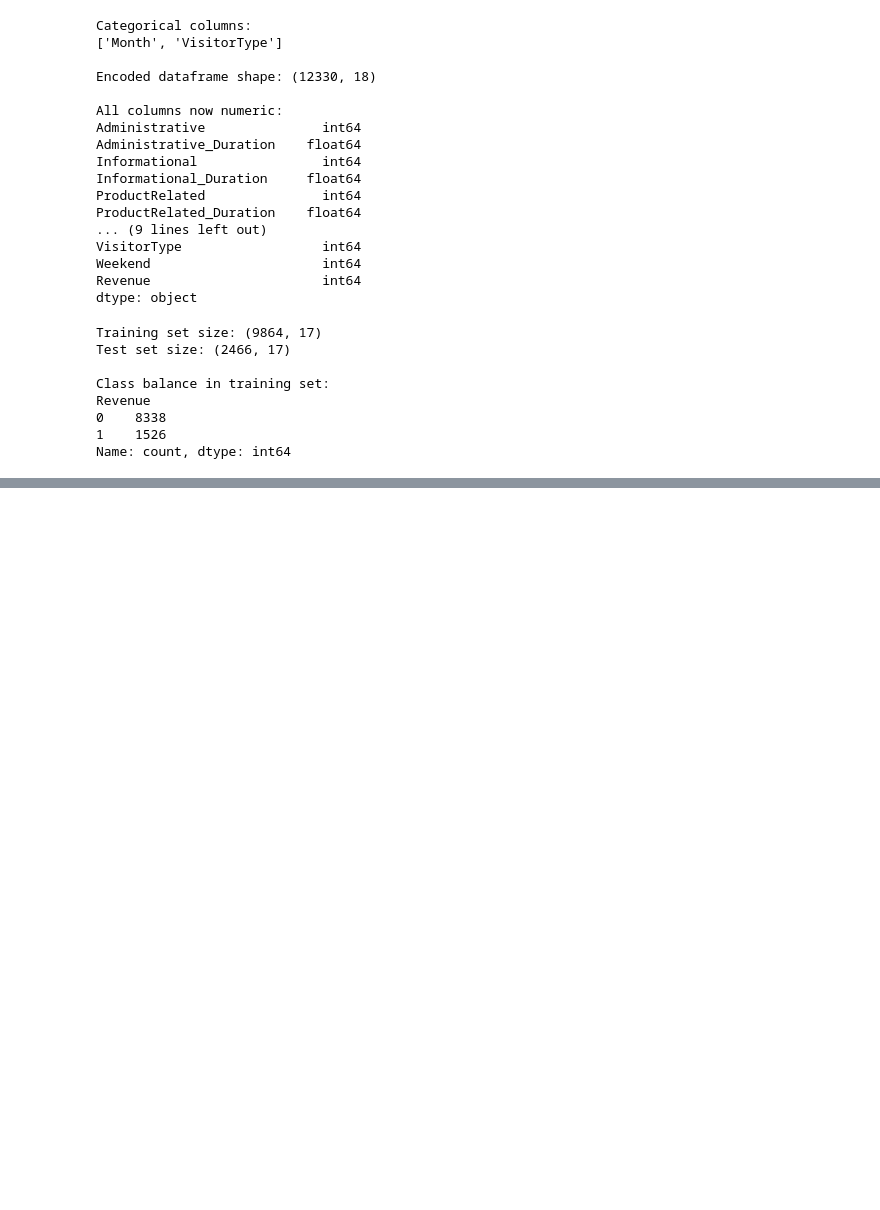
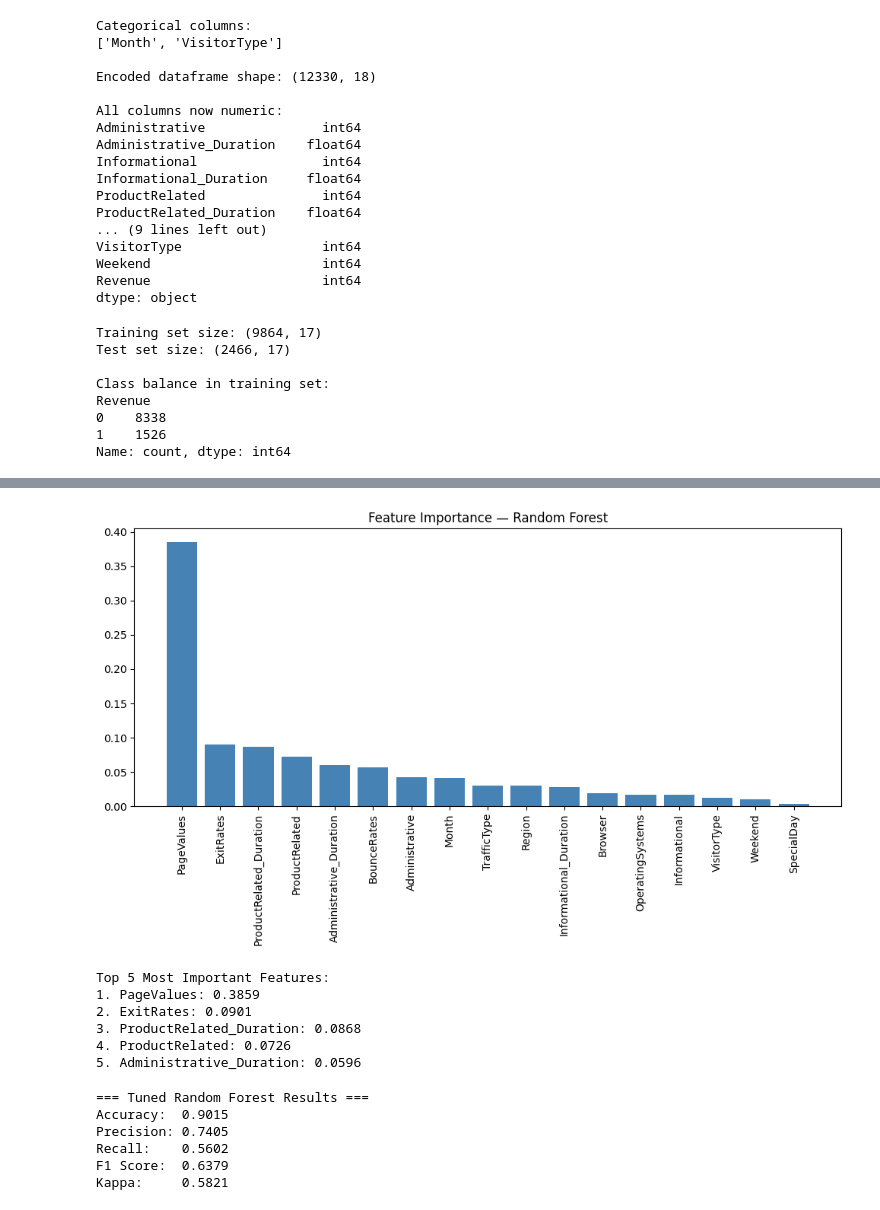
Before and after one commit to AliBarr18/Data-Mining-Project-Player-Performance, a Jupyter notebook: Deliverable2_eda.ipynb, the cells around one changed output, grey strips where cells are left out. Saved outputs shown, nothing was run; the diff lists cells and outputs as text; code cells hidden in the pictures; blank space fills up the shorter version.

```diff
--- a/Deliverable2_eda.ipynb
+++ b/Deliverable2_eda.ipynb
@@ -173,3 +173,23 @@ Revenue
 0    8338
 1    1526
 Name: count, dtype: int64
+# %%
+from sklearn.ensemble import RandomForestClassifier
+from sklearn.metrics import accuracy_score, precision_score, recall_score, f1_score, cohen_kappa_score, classification_report
+
+# Train Random Forest
+rf_model = RandomForestClassifier(n_estimators=100, random_state=42)
+rf_model.fit(X_train, y_train)
+
+# Predict
+y_pred_rf = rf_model.predict(X_test)
+
+# Evaluate
+print("=== Random Forest Results ===")
+print(f"Accuracy:  {accuracy_score(y_test, y_pred_rf):.4f}")
+print(f"Precision: {precision_score(y_test, y_pred_rf):.4f}")
+print(f"Recall:    {recall_score(y_test, y_pred_rf):.4f}")
+print(f"F1 Score:  {f1_score(y_test, y_pred_rf):.4f}")
+print(f"Kappa:     {cohen_kappa_score(y_test, y_pred_rf):.4f}")
+print("\n")
+print(classification_report(y_test, y_pred_rf))
@@ -175,0 +256,54 @@ Name: count, dtype: int64
+# %%
+import numpy as np
+
+# Feature Importance
+plt.figure(figsize=(10,6))
+importances = rf_model.feature_importances_
+indices = np.argsort(importances)[::-1]
+features = X.columns
+
+plt.bar(range(X.shape[1]), importances[indices], color='steelblue')
+plt.xticks(range(X.shape[1]), [features[i] for i in indices], rotation=90)
+plt.title('Feature Importance — Random Forest')
+plt.tight_layout()
+plt.show()
+
+# Print top 5 features
+print("Top 5 Most Important Features:")
+for i in range(5):
+    print(f"{i+1}. {features[indices[i]]}: {importances[indices[i]]:.4f}")
+# %% [output]
+[figure, added]
+Top 5 Most Important Features:
+1. PageValues: 0.3859
+2. ExitRates: 0.0901
+3. ProductRelated_Duration: 0.0868
+4. ProductRelated: 0.0726
+5. Administrative_Duration: 0.0596
+# %%
+from sklearn.ensemble import RandomForestClassifier
+
+# Tuned Random Forest
+rf_tuned = RandomForestClassifier(
+    n_estimators=200,
+    max_depth=10,
+    min_samples_split=5,
+    min_samples_leaf=2,
+    random_state=42
+)
+rf_tuned.fit(X_train, y_train)
+y_pred_tuned = rf_tuned.predict(X_test)
+
+print("=== Tuned Random Forest Results ===")
+print(f"Accuracy:  {accuracy_score(y_test, y_pred_tuned):.4f}")
+print(f"Precision: {precision_score(y_test, y_pred_tuned):.4f}")
+print(f"Recall:    {recall_score(y_test, y_pred_tuned):.4f}")
+print(f"F1 Score:  {f1_score(y_test, y_pred_tuned):.4f}")
+print(f"Kappa:     {cohen_kappa_score(y_test, y_pred_tuned):.4f}")
+# %% [output]
+=== Tuned Random Forest Results ===
+Accuracy:  0.9015
+Precision: 0.7405
+Recall:    0.5602
+F1 Score:  0.6379
+Kappa:     0.5821
```
Also changed, not shown: parts of 4 cells of this notebook.
